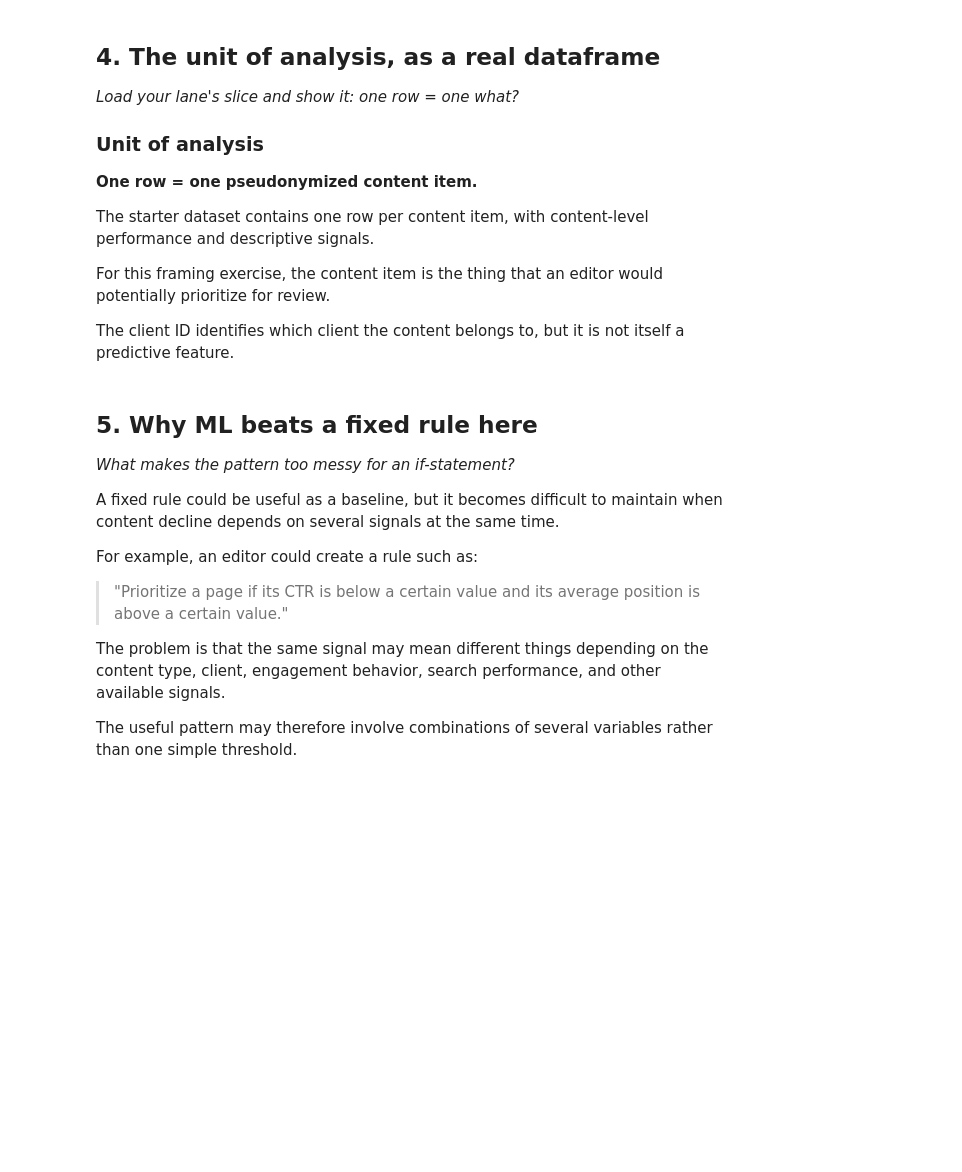
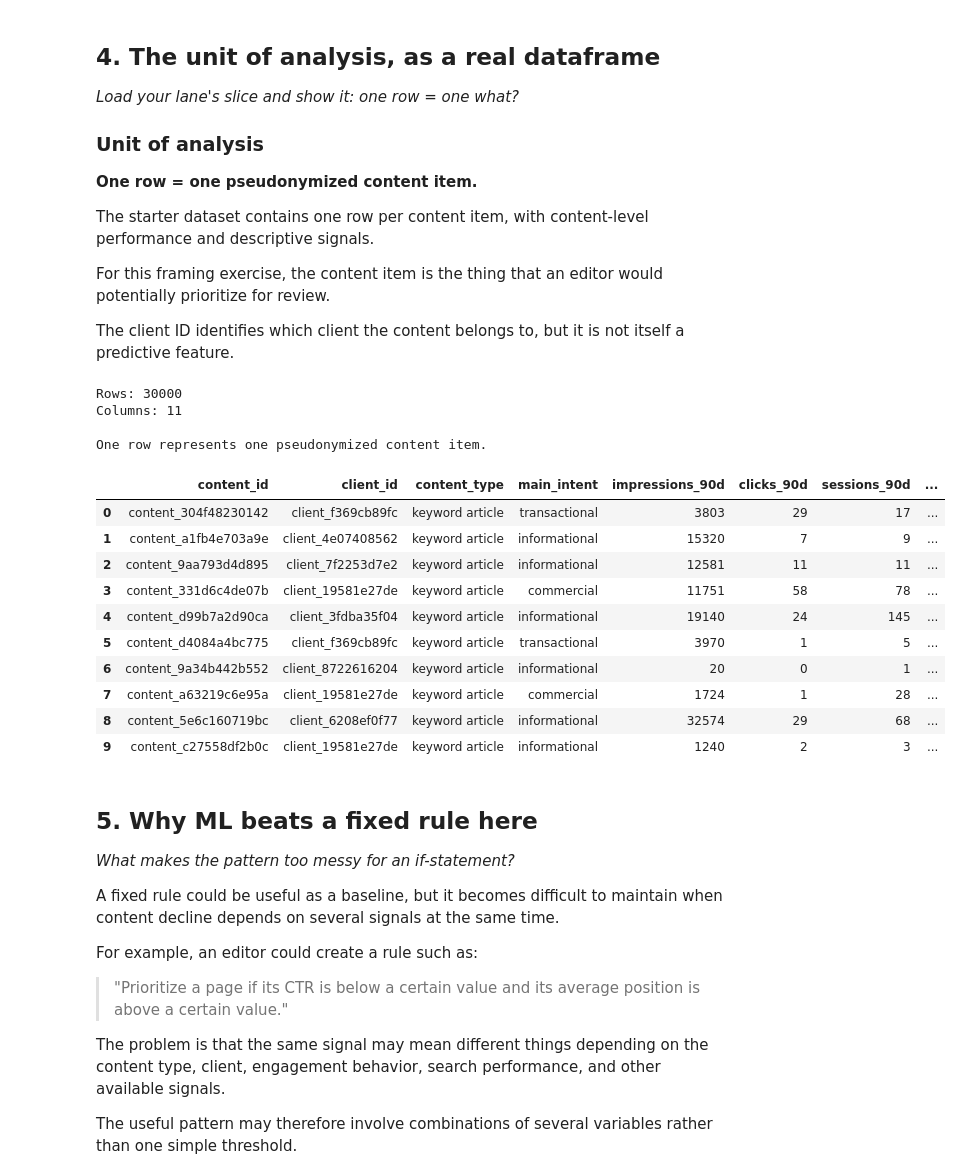
Before and after one commit to 13aakash/flyrank-ml-internship, a Jupyter notebook: work/notebooks/w02_ml_task_framing.ipynb, the cells around one changed output. Saved outputs shown, nothing was run; the diff lists cells and outputs as text; code cells hidden in the pictures; blank space fills up the shorter version.

```diff
--- a/work/notebooks/w02_ml_task_framing.ipynb
+++ b/work/notebooks/w02_ml_task_framing.ipynb
@@ -189,6 +228,43 @@ The client ID identifies which client the content belongs to, but it is not itse
 # %%
 # This cell is for CODE (numbers, a query, a check).
 # Write your text answer in the cell ABOVE this one — typing sentences here breaks Run All.
+# Show the actual content-level unit of analysis.
+unit_df = df[
+    [
+        "content_id",
+        "client_id",
+        "content_type",
+        "main_intent",
+        "impressions_90d",
+        "clicks_90d",
+        "sessions_90d",
+        "content_age_days",
+        "days_since_last_update",
+        "trend_direction",
+        "trend_pct",
+    ]
+].copy()
+
+print("Rows:", len(unit_df))
+print("Columns:", len(unit_df.columns))
+print("\nOne row represents one pseudonymized content item.")
+unit_df.head(10)
+# %% [output]
+Rows: 30000
+Columns: 11
+
+One row represents one pseudonymized content item.
+|  | content_id | client_id | content_type | main_intent | impressions_90d | clicks_90d | sessions_90d | ... |
+| 0 | content_304f48230142 | client_f369cb89fc | keyword article | transactional | 3803 | 29 | 17 | ... |
+| 1 | content_a1fb4e703a9e | client_4e07408562 | keyword article | informational | 15320 | 7 | 9 | ... |
+| 2 | content_9aa793d4d895 | client_7f2253d7e2 | keyword article | informational | 12581 | 11 | 11 | ... |
+| 3 | content_331d6c4de07b | client_19581e27de | keyword article | commercial | 11751 | 58 | 78 | ... |
+| 4 | content_d99b7a2d90ca | client_3fdba35f04 | keyword article | informational | 19140 | 24 | 145 | ... |
+| 5 | content_d4084a4bc775 | client_f369cb89fc | keyword article | transactional | 3970 | 1 | 5 | ... |
+| 6 | content_9a34b442b552 | client_8722616204 | keyword article | informational | 20 | 0 | 1 | ... |
+| 7 | content_a63219c6e95a | client_19581e27de | keyword article | commercial | 1724 | 1 | 28 | ... |
+| 8 | content_5e6c160719bc | client_6208ef0f77 | keyword article | informational | 32574 | 29 | 68 | ... |
+| 9 | content_c27558df2b0c | client_19581e27de | keyword article | informational | 1240 | 2 | 3 | ... |
 # %% [markdown]
 ## 5. Why ML beats a fixed rule here
 
```
Also changed, not shown: parts of 4 cells of this notebook.
